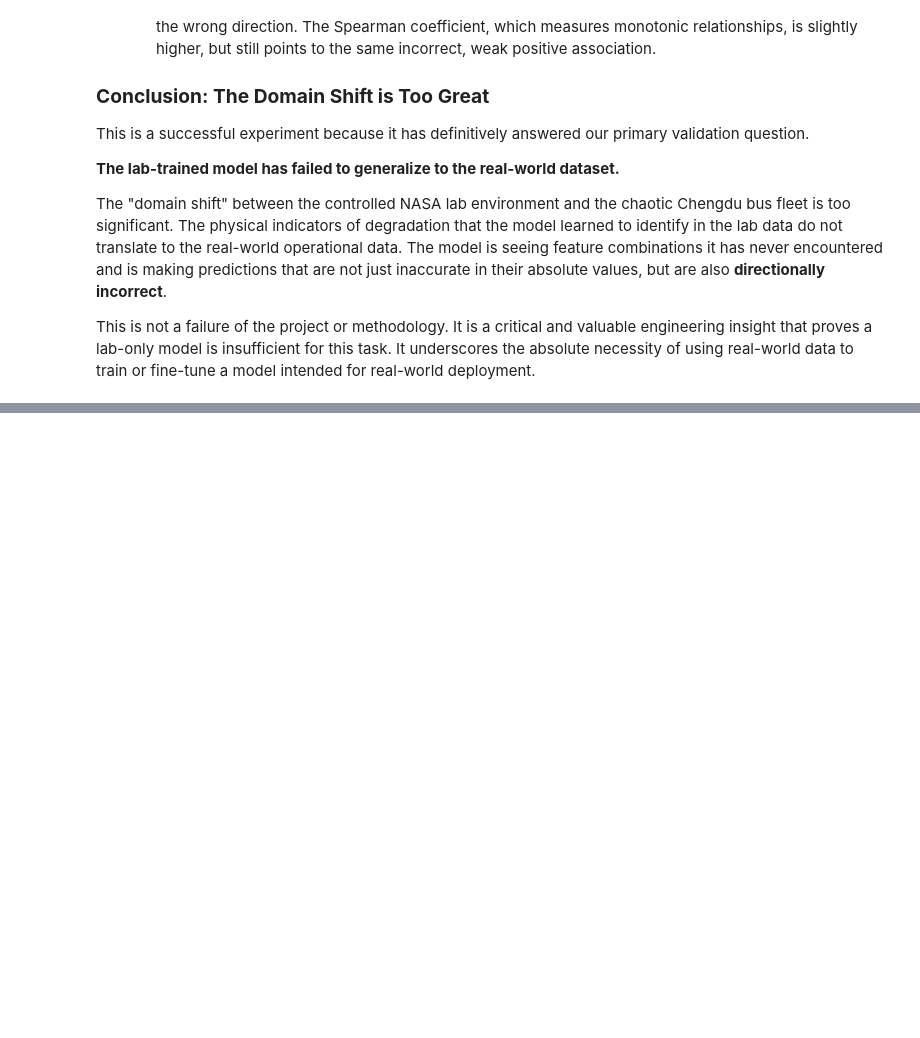
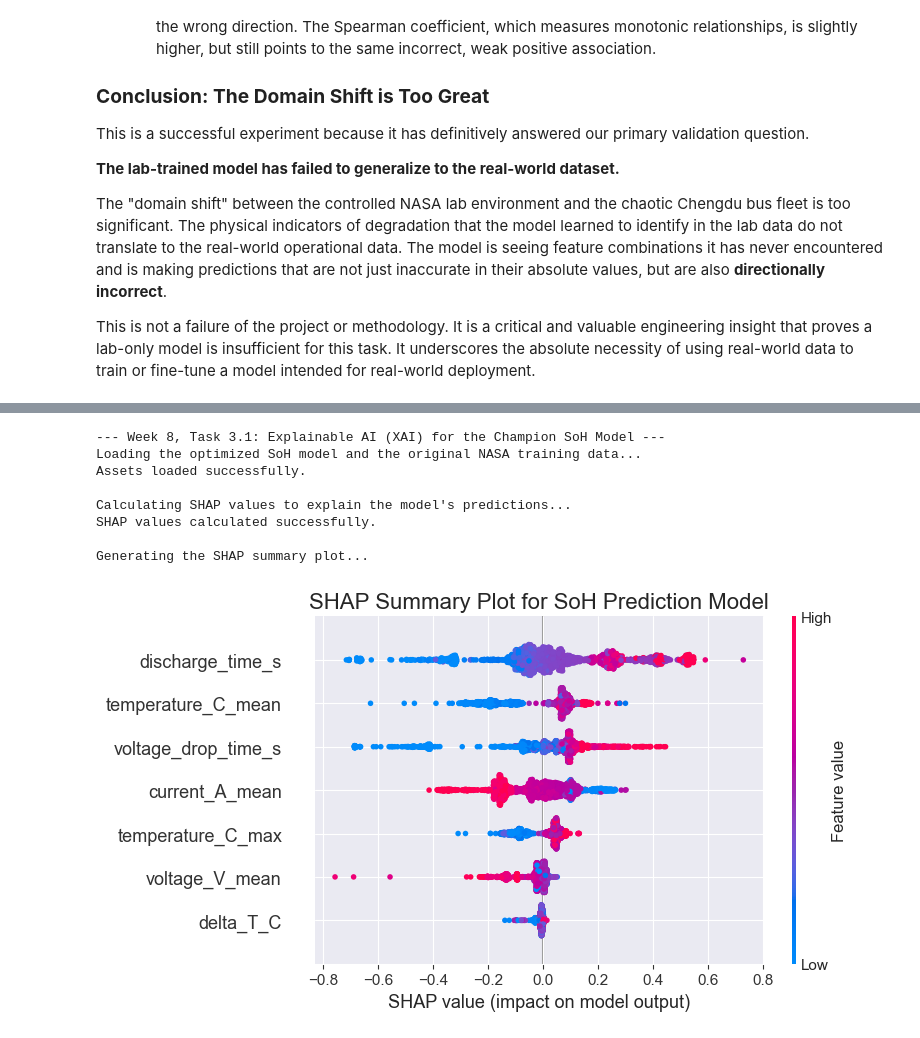
Before and after one commit to Jai-Kumar786/EV_Predictive_Maintenance, a Jupyter notebook: notebooks/04_real_world_validation.ipynb, the cells around one changed output, grey strips where cells are left out. Saved outputs shown, nothing was run; the diff lists cells and outputs as text; code cells hidden in the pictures; blank space fills up the shorter version.

Commit message:
Week 8  completed

```diff
--- a/notebooks/04_real_world_validation.ipynb
+++ b/notebooks/04_real_world_validation.ipynb
@@ -500,0 +270,80 @@ Therefore, `delta_temp` is a direct, measurable, physical symptom of battery deg
+# %%
+import pandas as pd
+import numpy as np
+import joblib
+import os
+import shap
+import matplotlib.pyplot as plt
+
+# --- NOTE: You may need to install the SHAP library first ---
+# In your terminal, run: pip install shap
+
+print("--- Week 8, Task 3.1: Explainable AI (XAI) for the Champion SoH Model ---")
+
+try:
+    # --- Step 1: Load the Trained Model and the Training Data ---
+    print("Loading the optimized SoH model and the original NASA training data...")
+
+    models_dir = r'C:\Users\jaiku\PycharmProjects\EV_Predictive_Maintenance\models'
+    model_path = os.path.join(models_dir, 'optimized_soh_xgb_model.joblib')
+
+    # We need the exact training data the model was trained on.
+    # To ensure reproducibility, we will load the processed NASA feature set.
+    processed_data_dir = r'C:\Users\jaiku\PycharmProjects\EV_Predictive_Maintenance\data\processed'
+    nasa_features_path = os.path.join(processed_data_dir, 'nasa_feature_matrix.parquet') # Assuming you have this file
+
+    if not os.path.exists(model_path) or not os.path.exists(nasa_features_path):
+        raise FileNotFoundError("Error: Ensure both 'optimized_soh_xgb_model.joblib' and 'nasa_feature_matrix.parquet' exist.")
+
+    soh_model = joblib.load(model_path)
+    nasa_features = pd.read_parquet(nasa_features_path)
+
+    # Recreate the exact train/test split to get the X_train the model saw
+    from sklearn.model_selection import train_test_split
+    X = nasa_features.drop(columns=['capacity', 'battery_id', 'cycle'])
+    y = nasa_features['capacity']
+    X_train, _, _, _ = train_test_split(X, y, test_size=0.2, random_state=42)
+
+    print("Assets loaded successfully.")
+
+    # --- Step 2: Create a SHAP Explainer and Calculate SHAP Values ---
+    print("\nCalculating SHAP values to explain the model's predictions...")
+
+    # Use TreeExplainer for tree-based models like XGBoost, as it's much faster.
+    explainer = shap.TreeExplainer(soh_model)
+
+    # Calculate SHAP values for the training data
+    shap_values = explainer.shap_values(X_train)
+
+    print("SHAP values calculated successfully.")
+
+    # --- Step 3: Generate and Display the SHAP Summary Plot ---
+    print("\nGenerating the SHAP summary plot...")
+
+    # The summary plot is the most common and powerful SHAP visualization.
+    # It shows the most important features and their impact on the prediction.
+    shap.summary_plot(shap_values, X_train, show=False)
+
+    plt.title("SHAP Summary Plot for SoH Prediction Model", fontsize=16)
+    plt.show()
+
+    print("\n--- How to Read the Plot ---")
+    print("1. Features are ranked by importance from top to bottom.")
+    print("2. Each dot is a single prediction. Its position on the x-axis shows its impact on the model's output (positive or negative).")
+    print("3. The color of the dot shows the feature's value for that prediction (Red = High Value, Blue = Low Value).")
+    print("\nFor example, if a feature's red dots are on the right side of the zero line, it means high values of that feature lead to a higher predicted SoH.")
+
+except FileNotFoundError as e:
+    print(e)
+except Exception as e:
+    print(f"An unexpected error occurred: {e}")
+# %% [output]
+--- Week 8, Task 3.1: Explainable AI (XAI) for the Champion SoH Model ---
+Loading the optimized SoH model and the original NASA training data...
+Assets loaded successfully.
+
+Calculating SHAP values to explain the model's predictions...
+SHAP values calculated successfully.
+
+Generating the SHAP summary plot...
+[figure, added]
```
Also changed, not shown: parts of 14 cells of this notebook, 3 other files.
